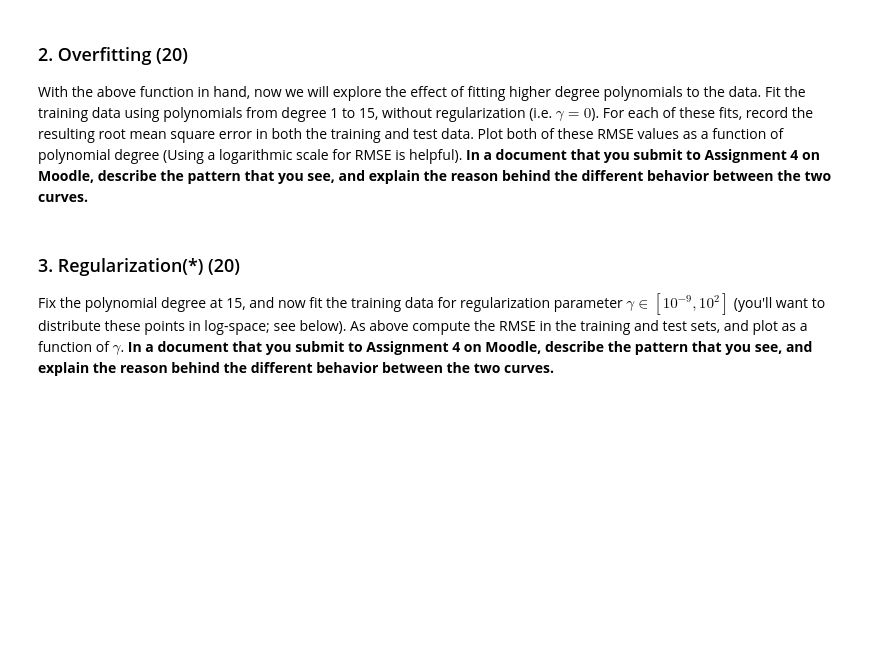
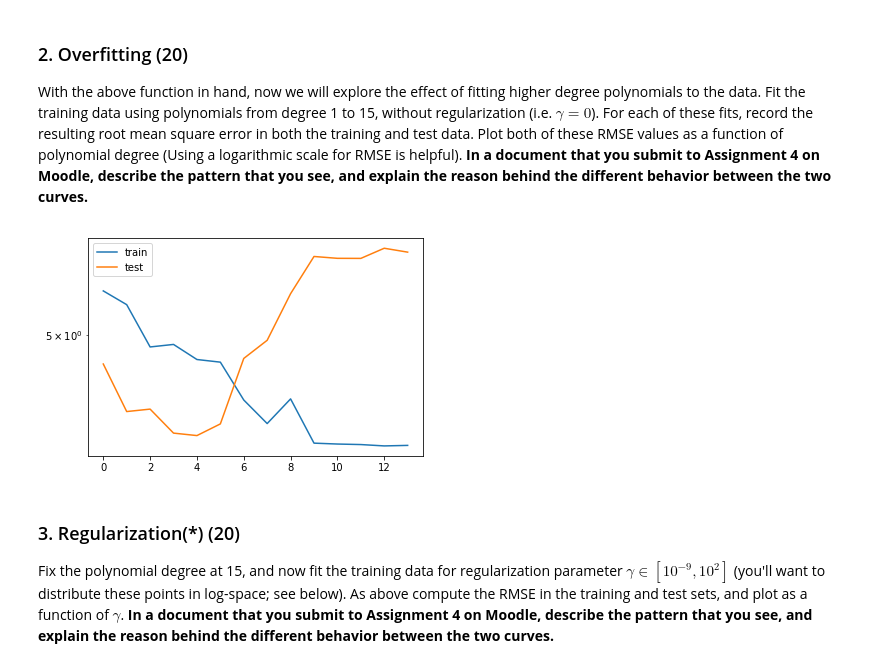
Before and after one commit to UMT-CS447-547-Fall-2018/Homework_4, a Jupyter notebook: Homework_4.ipynb, the cells around one changed output. Cells and saved outputs as stored; diff of their text form; code cells hidden in the pictures; blank space fills up the shorter version.

```diff
--- a/Homework_4.ipynb
+++ b/Homework_4.ipynb
@@ -209,21 +236,27 @@ With the above function in hand, now we will explore the effect of fitting highe
 # %%
 train_rmse = []
 test_rmse = []
 for d in range(1,15):
     # Use the function you generated above to fit a polynomial of degree d to the cricket data
 
     # Report the RMSE
-    X_vander_train = None  #!
-    X_vander_test = None   #!
+    X_vander_train = np.vander(X_train,d+1,increasing=True)  #!
+    X_vander_test = np.vander(X_test,d+1,increasing=True)   #!
 
+    # y is almost the same as y_test except for all the values have been truncated
+    # plugging y_test into this equation seems to produce results that are easier to understand
+    # but I'm keeping y in here since it was part of the original code body
     W = fit_polynomial(X_train,y,d)
 
     train_rmse.append(np.sqrt(np.sum((np.dot(X_vander_train,W) - y_train)**2)))
     test_rmse.append(np.sqrt(np.sum((np.dot(X_vander_test,W) - y_test)**2)))
 
-plt.semilogy(train_rmse)
-plt.semilogy(test_rmse)
+plt.semilogy(train_rmse, label="train")
+plt.semilogy(test_rmse, label="test")
+plt.legend()
 plt.show()
+# %% [output]
+[figure, added]
 # %% [markdown]
 ### 3. Regularization(*) (20)
 Fix the polynomial degree at 15, and now fit the training data for regularization parameter $\gamma \in [10^{-9},10^2]$ (you'll want to distribute these points in log-space; see below).  As above compute the RMSE in the training and test sets, and plot as a function of $\gamma$.  **In a document that you submit to Assignment 4 on Moodle, describe the pattern that you see, and explain the reason behind the different behavior between the two curves.**
```
Also changed, not shown: parts of 4 cells of this notebook, 1 other file.
